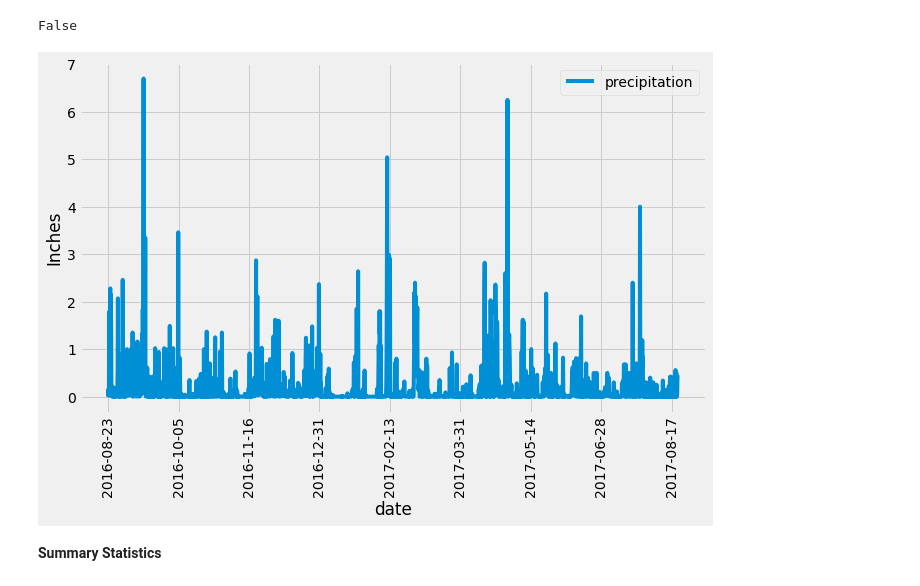
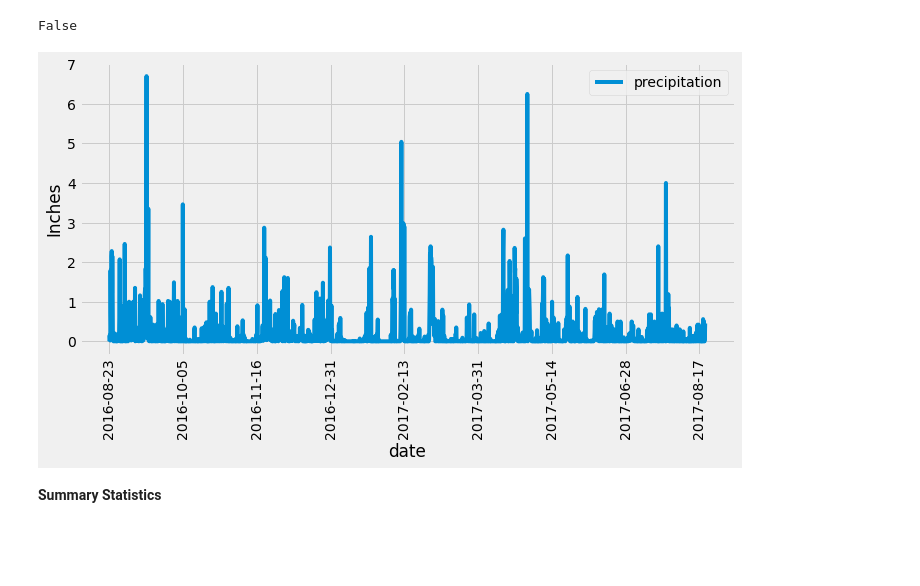
Before and after one commit to tratnikc/sqlalchemy-challenge, a Jupyter notebook: CT_climate_starter.ipynb, the cells around one changed output. Cells and saved outputs as stored; diff of their text form; code cells hidden in the pictures; blank space fills up the shorter version.

Commit message:
precipitation plot tight layout

```diff
--- a/CT_climate_starter.ipynb
+++ b/CT_climate_starter.ipynb
@@ -152,13 +152,14 @@ False
 # %%
 one_year_df.plot(figsize=(10,6))
 plt.legend(loc='best')
 plt.ylabel('Inches')
 plt.xticks(rotation=90)
+plt.tight_layout()
 file = os.path.join("Images","precipitation.png")
 plt.savefig(file)
 plt.show()
 # %% [output]
-[figure, old version]
+[figure, new version]
 # %% [markdown]
 **Summary Statistics**
 # %%
```
